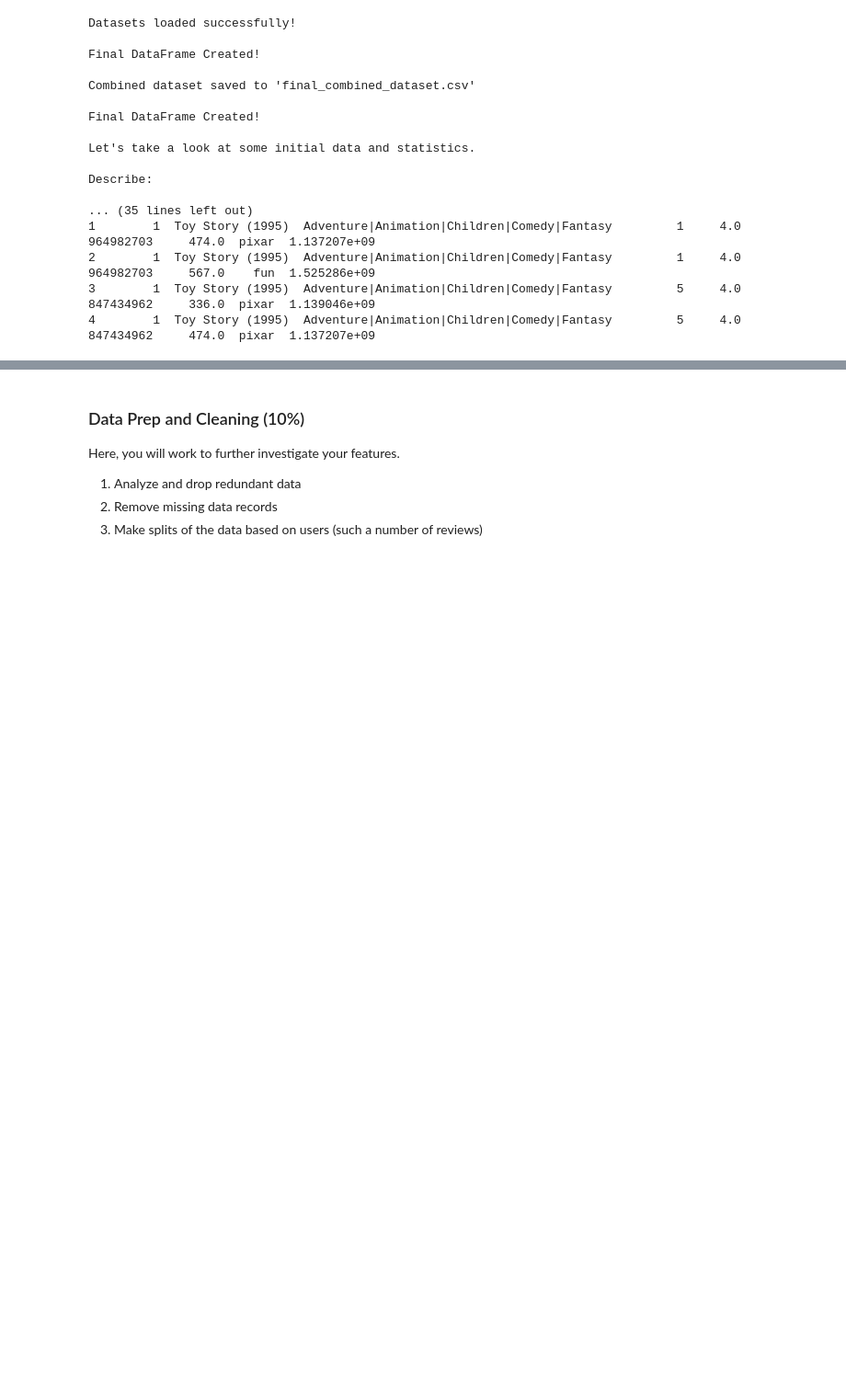
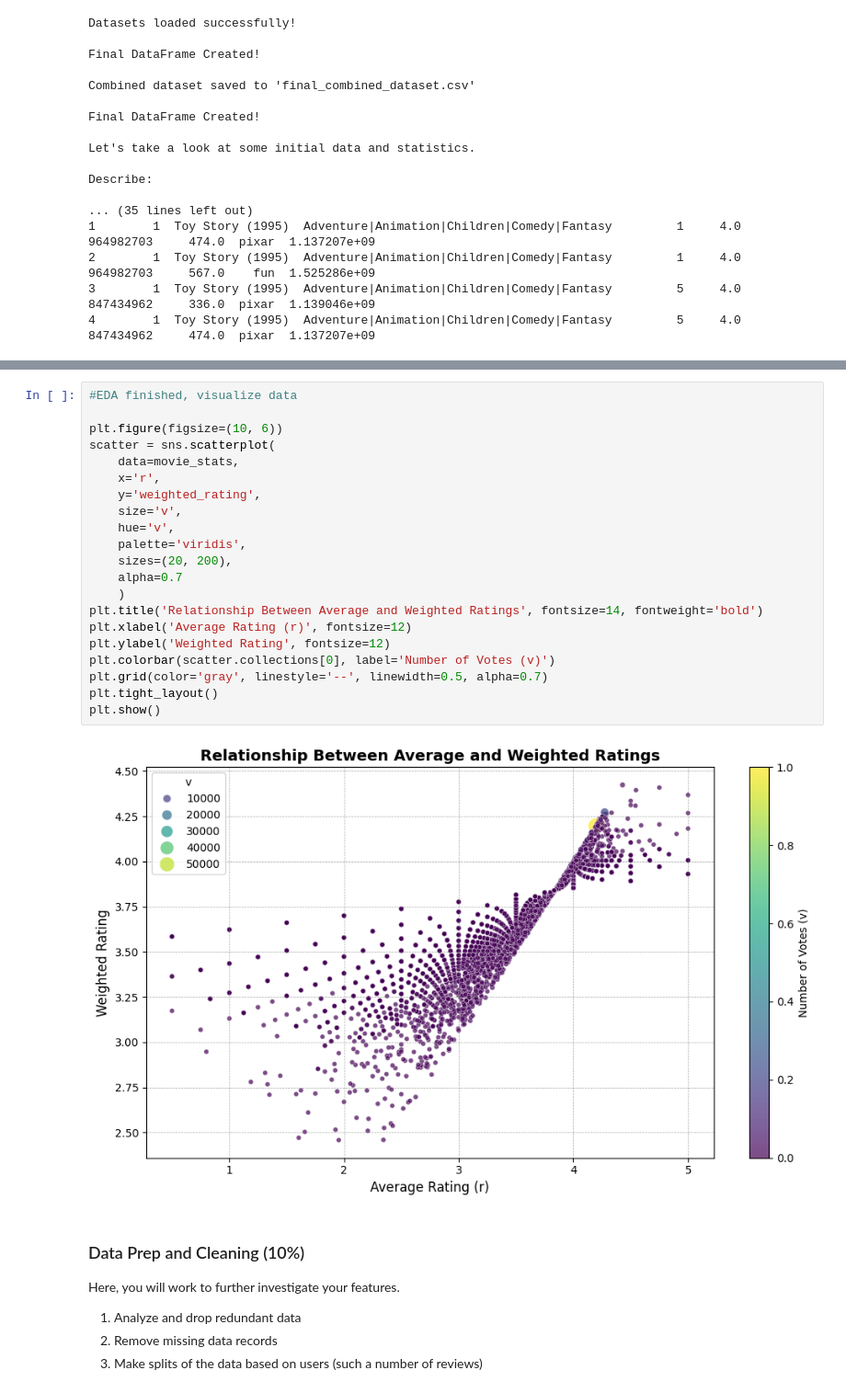
Before and after one commit to oaj1/DS5033-Data-Mining-and-Machine-Learning-MovieRec, a Jupyter notebook: 2project_movie-recommendations_V3.ipynb, the cells around one changed output, grey strips where cells are left out. Shown: that part at 92% size. Drawn from its saved outputs; the diff is of its cells as text; blank space fills up the shorter version.

```diff
--- a/2project_movie-recommendations_V3.ipynb
+++ b/2project_movie-recommendations_V3.ipynb
@@ -106,3 +169,26 @@ Describe:
+# %%
+#EDA finished, visualize data
+
+plt.figure(figsize=(10, 6))
+scatter = sns.scatterplot(
+    data=movie_stats,
+    x='r',
+    y='weighted_rating',
+    size='v',
+    hue='v',
+    palette='viridis',
+    sizes=(20, 200),
+    alpha=0.7
+    )
+plt.title('Relationship Between Average and Weighted Ratings', fontsize=14, fontweight='bold')
+plt.xlabel('Average Rating (r)', fontsize=12)
+plt.ylabel('Weighted Rating', fontsize=12)
+plt.colorbar(scatter.collections[0], label='Number of Votes (v)')
+plt.grid(color='gray', linestyle='--', linewidth=0.5, alpha=0.7)
+plt.tight_layout()
+plt.show()
+# %% [output]
+[figure, added]
 # %% [markdown]
 ### Data Prep and Cleaning (10%)
 
```
Also changed, not shown: parts of 2 cells of this notebook.
